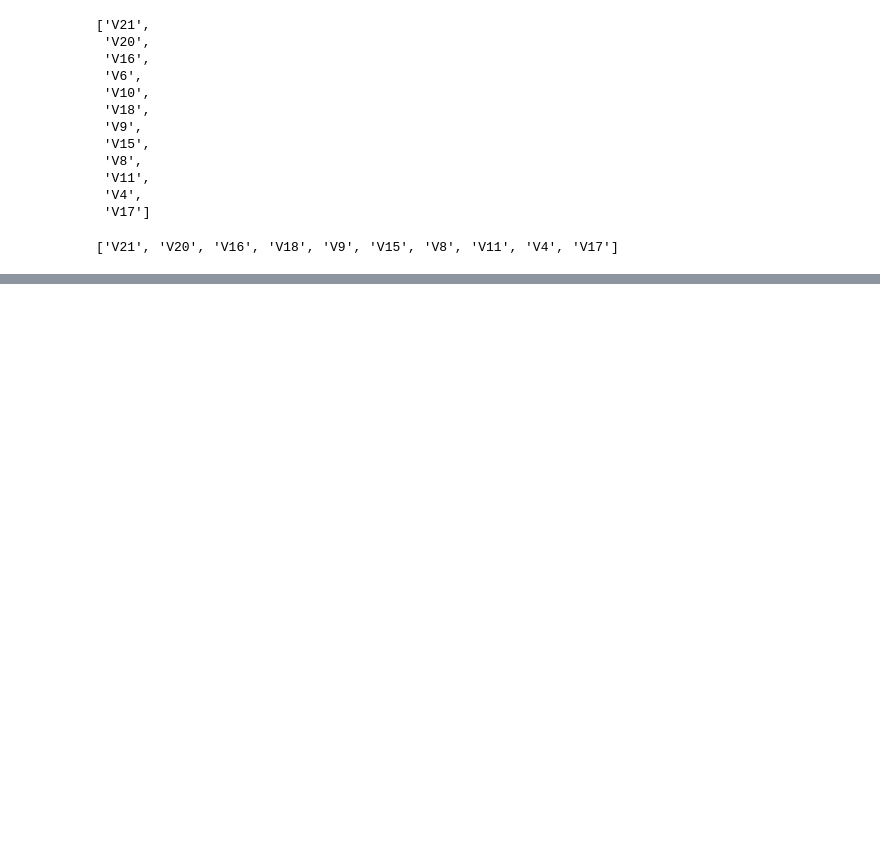
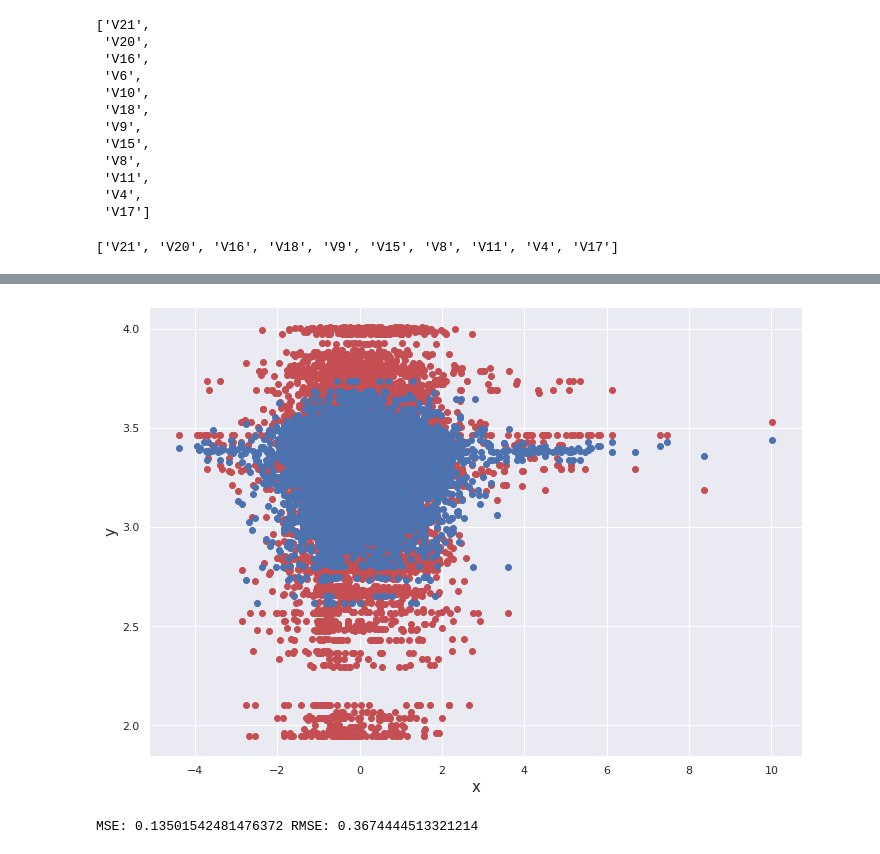
Before and after one commit to HedersonSantos/RegDatChallg, a Jupyter notebook: regressao_saude_v2.ipynb, the cells around one changed output, grey strips where cells are left out. Drawn from its saved outputs; the diff is of its cells as text; code cells hidden in the pictures; blank space fills up the shorter version.

```diff
--- a/regressao_saude_v2.ipynb
+++ b/regressao_saude_v2.ipynb
@@ -380,0 +464,18 @@ modelEnd.fit(X,y)
+# %%
+plt.plot(X_teste,y_teste, 'ro', label='Dados originais')
+plt.plot(X_teste,y_pred, 'bo', label = 'Dados preditos')
+plt.ylabel("y", fontsize=15)
+plt.xlabel("x", fontsize=15)
+#plt.legend()
+plt.show(True)
+# %% [output]
+[figure, added]
+# %%
+from pandas.core.common import random_state
+from sklearn.svm import SVR
+model = SVR(C=0.9)
+model.fit(X_treino, y_treino)
+y_pred = model.predict(X_teste)
+print('MSE:', mean_squared_error(y_pred, y_teste), 'RMSE:', mean_squared_error(y_pred, y_teste, squared=False) )
+# %% [output]
+MSE: 0.13501542481476372 RMSE: 0.3674444513321214
```
Also changed, not shown: parts of 11 cells of this notebook.
